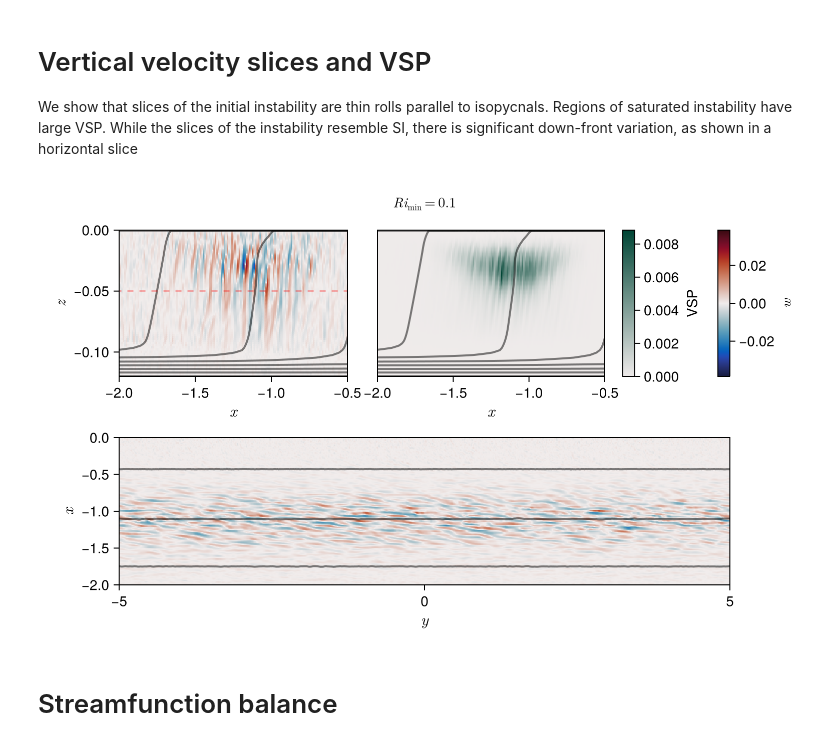
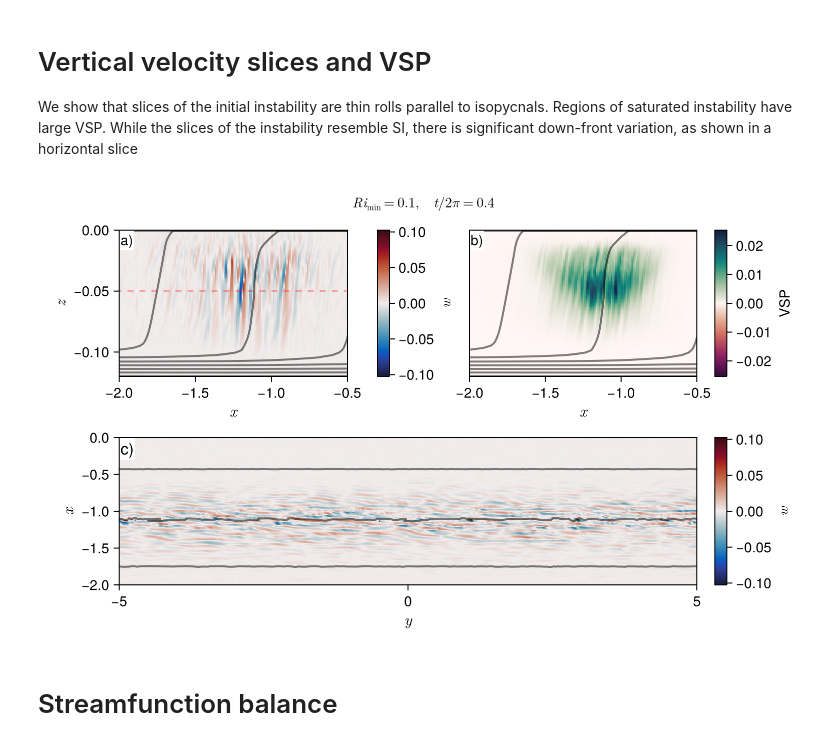
Before and after one commit to erin-atkinson/filament-instability, a Jupyter notebook: notebook/PaperFigures.ipynb, the cells around one changed output. Saved outputs shown, nothing was run; the diff lists cells and outputs as text; code cells hidden in the pictures.

```diff
--- a/notebook/PaperFigures.ipynb
+++ b/notebook/PaperFigures.ipynb
@@ -212,5 +262,5 @@ fig
 # %%
-fig = let foldernames = foldernames[1:3]
+fig = let foldernames = foldernames[1:5]
     from_dfm = false
     fig = Figure(; size=(1000, 300)./1.3)
     # First figure is a plot of integrated PV
@@ -248,11 +298,11 @@ fig = let foldernames = foldernames[1:3]
             q_vol = map(iterations) do iteration
                 file["timeseries/q_vol$(from_dfm ? "_from_dfm" : "")/$iteration"][1]
             end
-            ts[init_iter:end], q_vol[init_iter:end] .- q_vol[init_iter]
+            ts[init_iter:end], q_vol[init_iter:end]# .- q_vol[init_iter]
         end
         lines!(ax, ts, q_vol)
     end
-    Legend(fig[1, 3], lns, runlabels[1:3], legendtitle)
+    Legend(fig[1, 3], lns, runlabels[1:5], legendtitle)
     fig
 end
 #save("../output/paper_figures/PV_figure.png", fig; px_per_unit=2)
@@ -262,7 +312,7 @@ fig
 # %% [markdown]
 # Surface buoyancy gradient
 # %%
-fig = let foldernames = foldernames[1:3]
+fig = let foldernames = foldernames[1:4]
     fig = Figure(; size=(1000, 300)./1.3)
     z = -0.01
     ax = Axis(fig[1, 1]; xlabel=L"t / 2\pi", ylabel=L"\frac{1}{2}b_x^2", limits=((0, 4), nothing), title="z=$z")
@@ -287,7 +337,7 @@ fig = let foldernames = foldernames[1:3]
         end
         lines!(ax, ts, M²)
     end
-    Legend(fig[1, 2], lns, runlabels[1:3], legendtitle)
+    Legend(fig[1, 2], lns, runlabels[1:4], legendtitle)
     fig
 end
 save("../output/paper_figures/buoyancy_gradient_figure.png", fig; px_per_unit=2)
@@ -298,10 +348,9 @@ fig
 # Vertical velocity slices and VSP
 We show that slices of the initial instability are thin rolls parallel to isopycnals. Regions of saturated instability have large VSP. While the slices of the instability resemble SI, there is significant down-front variation, as shown in a horizontal slice
 # %%
-VSP_colors = [to_colormap(:balance)[127], to_colormap(:PuBuGn)[end]]
 fig = let
     foldername = foldernames[2]
-    t = 0.3 # t/2π
+    t = 0.4 # t/2π
     z = -0.05
     init_time, run_time, sp = jldopen("$foldername/parameters.jld2") do file
         file["parameters/init_time"], file["parameters/run_time"], file["parameters/simulation"]
@@ -334,43 +383,82 @@ fig = let
         ts = map(iteration->(file["timeseries/t/$iteration"] - init_time)/(2π), iterations)
         iteration = iterations[argmin(abs.(ts .- t))]
 
         w = no_offset_view(file["timeseries/w/$iteration"][:, 512, :])
         w_slice = no_offset_view(file["timeseries/w/$iteration"])[:, :, argmin(abs.(zsᶠ .- z))]
         b = no_offset_view(file["timeseries/b/$iteration"][:, 1, :])
         b_slice = no_offset_view(file["timeseries/b/$iteration"])[:, :, argmin(abs.(zsᶠ .- z))]
         w, w_slice, b, b_slice
     end
 
     fig = Figure(; size=(1000, 600)./1.3, fontsize=14)
     axis_kwargs = (; xlabel=L"x", ylabel=L"z", limits=(-2sp.L, -0.5sp.L, -1.2sp.H, 0), xlabelsize=16, ylabelsize=16)
 
     ax_w = Axis(fig[1, 1]; axis_kwargs...)
-    ax_VSP = Axis(fig[1, 2]; axis_kwargs...)
-
+    ax_VSP = Axis(fig[1, 3]; axis_kwargs...)
+    w_slice = imfilter(w_slice, gaussian((1, 1)))
     cmax = maximum(abs, w_slice)
+    #cmax=0.015
+    VSP_colors = reverse(to_colormap(:curl))
     ht_w = heatmap!(ax_w, xsᶜ, zsᶠ, w; colormap=:balance, colorrange=(-cmax, cmax))
-    ht_VSP = heatmap!(ax_VSP, xsᶜ, zsᶜ, VSP; colormap=VSP_colors, colorrange=(0, maximum(VSP[:, 4:sp.Nz-1])))
+    VSPmax = maximum(abs, VSP)
+    ht_VSP = heatmap!(ax_VSP, xsᶜ, zsᶜ, VSP; colormap=VSP_colors, colorrange=(-VSPmax, VSPmax))
     contour!(ax_VSP, xsᶜ, zsᶜ, b_dfm; color=(:black, 0.5), levels=b_levels, linewidth=2)
     contour!(ax_w, xsᶜ, zsᶜ, b_dfm; color=(:black, 0.5), levels=b_levels, linewidth=2)
     lines!(ax_w, [xsᶜ[1], xsᶜ[end]], [z, z]; color=(:red, 0.3), linestyle=:dash, linewidth=2)
 
-    ax_w_slice = Axis(fig[2, 1:4]; xlabel=L"y", ylabel=L"x", limits=(-5sp.L, 5sp.L, -2sp.L, 0sp.L), xlabelsize=16, ylabelsize=16)
-    w_slice = imfilter(w_slice, gaussian((1, 1)))
+    ax_w_slice = Axis(fig[2, 1:3]; xlabel=L"y", ylabel=L"x", limits=(-5sp.L, 5sp.L, -2sp.L, 0sp.L), xlabelsize=16, ylabelsize=16)
+
     heatmap!(ax_w_slice, ysᶜ, xsᶜ, transpose(w_slice); colormap=:balance, colorrange=(-cmax, cmax))
     contour!(ax_w_slice, ysᶜ, xsᶜ, transpose(b_slice); color=(:black, 0.5), levels=b_levels, linewidth=2)
 
-    Colorbar(fig[1, 4], ht_w; label=L"w")
-    Colorbar(fig[1, 3], ht_VSP; label="VSP")
+    Colorbar(fig[1, 2], ht_w; label=L"w")
+    Colorbar(fig[2, 4], ht_w; label=L"w")
+    Colorbar(fig[1, 4], ht_VSP; label="VSP")
     hideydecorations!.(ax_VSP)
     colgap!(fig.layout, 1, 30)
     #colgap!(fig.layout, 2, 30)
-    Label(fig[0, :], L"Ri_\text{min}=%$(round(sp.Ri, digits=2)), t/2\pi=$t")
+    Label(fig[0, :], L"Ri_\text{min}=%$(round(sp.Ri, digits=2)),\quad t/2\pi=%$t")
+
+    gl = GridLayout(fig[1, 1],
+        tellwidth = false,
+        tellheight = false,
+        halign = :left,
+        valign = :top,
+    )
+    Box(gl[1, 1], color = :white, strokecolor = :black, strokewidth = 0)
+    Label(gl[1, 1], "a)",
+        fontsize = 14,
+        padding = (1, 1, 2, 2),
+    )
+    gl = GridLayout(fig[1, 3],
+        tellwidth = false,
+        tellheight = false,
+        halign = :left,
+        valign = :top,
+    )
+    Box(gl[1, 1], color = :white, strokecolor = :black, strokewidth = 0)
+    Label(gl[1, 1], "b)",
+        fontsize = 14,
+        padding = (1, 1, 2, 2),
+    )
+
+    gl = GridLayout(fig[2, 1],
+        tellwidth = false,
+        tellheight = false,
+        halign = :left,
+        valign = :top,
+    )
+    Box(gl[1, 1], color = :white, strokecolor = :black, strokewidth = 0)
+    Label(gl[1, 1], "c)",
+        fontsize = 16,
+        padding = (1, 1, 2, 2),
+    )
     fig
 end
-#save("../output/paper_figures/wVSP.png", fig; px_per_unit=2)
+#save("../output/paper_figures/wVSP_025.png", fig; px_per_unit=2)
 fig
 # %% [output]
-[figure, old version]
+[figure, new version]
 # %% [markdown]
 # Streamfunction balance
 # %%
```
Also changed, not shown: parts of 15 cells of this notebook, 3 other files.
